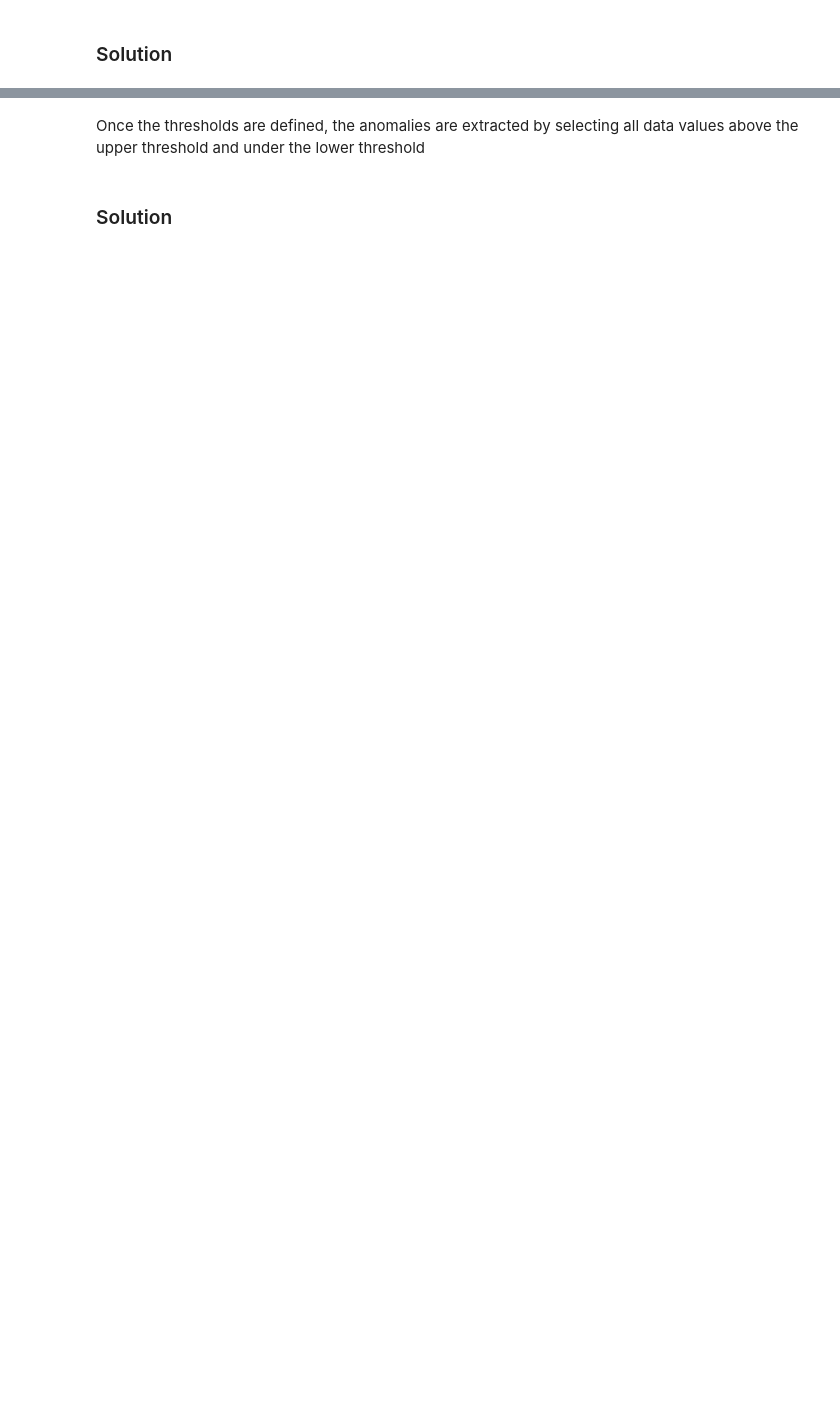
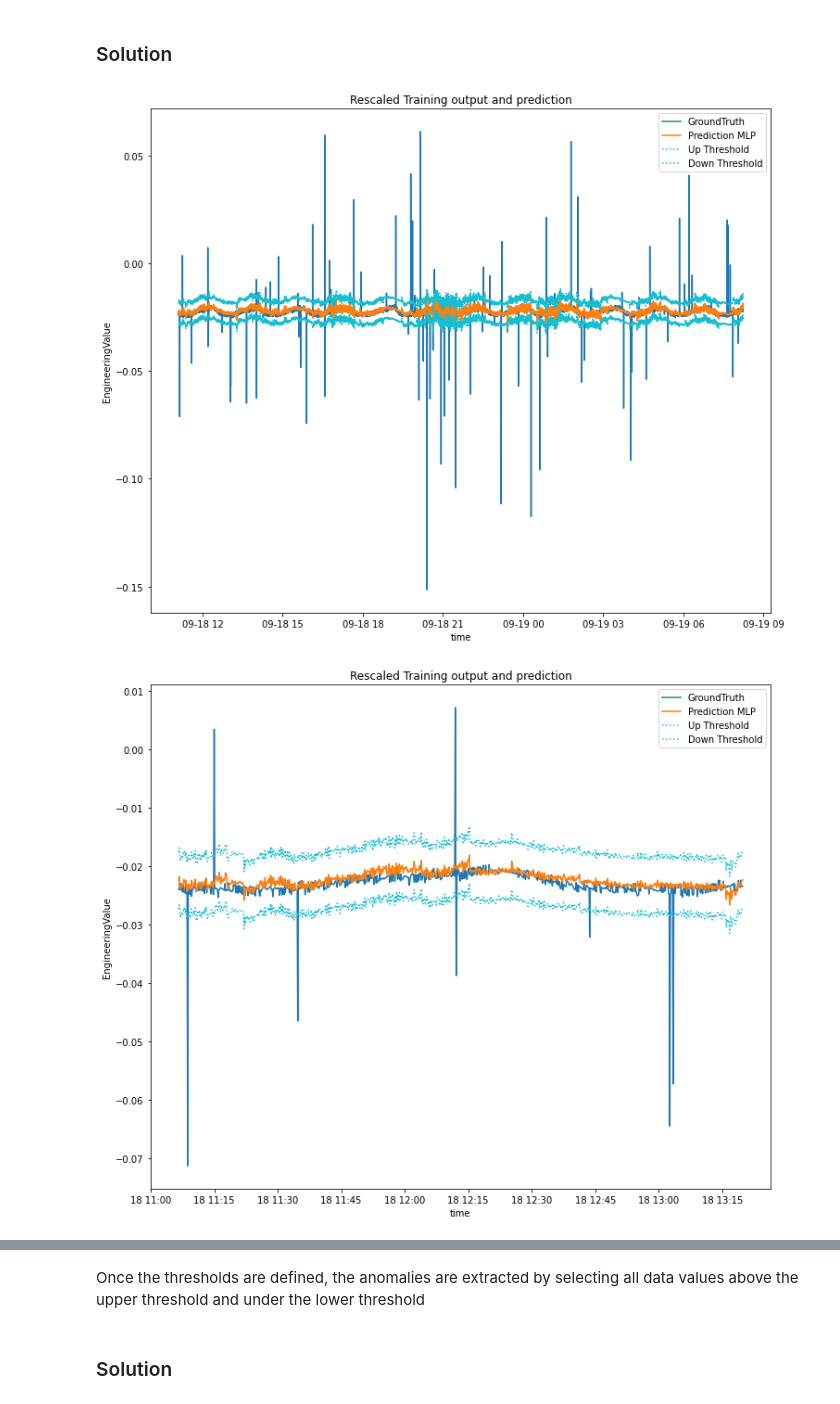
Before and after one commit to ThomasGoud/MasterClassSophia, a Jupyter notebook: MasterClassSophia.ipynb, the cells around one changed output, grey strips where cells are left out. Drawn from its saved outputs; the diff is of its cells as text; code cells hidden in the pictures; blank space fills up the shorter version.

```diff
--- a/MasterClassSophia.ipynb
+++ b/MasterClassSophia.ipynb
@@ -957,7 +779,7 @@ plt.show()
 In this section, we load a new portion of the DataFrame and add anomalies to it:
 # %%
 n_anomaly = 100   # Number of anomalies to add
-n_point = 4000    # Number of points to predict
+n_point = 10000    # Number of points to predict
 
 # We load n_point from "data1.csv"
 df = pd.read_csv('https://raw.githubusercontent.com/ThomasGoud/MasterClassSophia/main/data1.csv',index_col="time", parse_dates=['time'])
@@ -992,11 +814,11 @@ elif len(y_test)>len(X_test):
     y_test_pd=y_test_pd[:len(X_test),:]
 
 # Prediction
-yt_p2=model2.predict(X_test);
+yp = model.predict(X_test);
 
 # Denormalization
-ytp2_out = scaler2.inverse_transform(yt_p2)
-ytp2_out_pd = pd.DataFrame(data=ytp2_out, index=y_test_pd.index, columns=y_test_pd.columns)
-yt_out = scaler2.inverse_transform(y_test)
-yt_out_pd = pd.DataFrame(data=yt_out, index=y_test_pd.index, columns=y_test_pd.columns)
+yp = scaler2.inverse_transform(yp)
+yp_pd = pd.DataFrame(data=yp, index=y_test_pd.index, columns=y_test_pd.columns)
+y_test = scaler2.inverse_transform(y_test)
+y_test_pd = pd.DataFrame(data=y_test, index=y_test_pd.index, columns=y_test_pd.columns)
 # %% [output]
@@ -1050,41 +872,44 @@ plt.show()
 # %% [markdown]
 ### Solution
 # %%
-# Threshold standart deviation
+# Threshold standard deviation
 n_sig = 1.2
 
-# Estimation of data standart deviation
-std = np.std(yt_out)
+# Estimation of data standard deviation
+std = np.std(y_test)
 
 # Computation of upper and lower threshold in numpy
-th_up = ytp2_out + n_sig*std
-th_down = ytp2_out - n_sig*std
+th_up = yp + n_sig*std
+th_down = yp - n_sig*std
 
 # Saving it into a DataFrame
 th_up_pd = pd.DataFrame(data=th_up, index=y_test_pd.index, columns=y_test_pd.columns)
 th_down_pd = pd.DataFrame(data=th_down, index=y_test_pd.index, columns=y_test_pd.columns)
 
 # Plotting
 plt.figure(figsize=(12, 10))
-plt.plot(yt_out_pd, label='GroundTruth')
-plt.plot(ytp2_out_pd, label='Prediction MLP')
+plt.plot(y_test_pd, label='GroundTruth')
+plt.plot(yp_pd, label='Prediction MLP')
 plt.plot(th_up_pd, label='Up Threshold',color='tab:cyan', ls=':')
 plt.plot(th_down_pd, label='Down Threshold',color='tab:cyan', ls=':')
 plt.xlabel('time')
 plt.ylabel('EngineeringValue')
 plt.title('Rescaled Training output and prediction')
 plt.legend()
 plt.show()
 
 # Zooming on 1000 points
 plt.figure(figsize=(12, 10))
-plt.plot(yt_out_pd.iloc[:1000], label='GroundTruth')
-plt.plot(ytp2_out_pd.iloc[:1000], label='Prediction MLP')
+plt.plot(y_test_pd.iloc[:1000], label='GroundTruth')
+plt.plot(yp_pd.iloc[:1000], label='Prediction MLP')
 plt.plot(th_up_pd.iloc[:1000], label='Up Threshold',color='tab:cyan', ls=':')
 plt.plot(th_down_pd.iloc[:1000], label='Down Threshold',color='tab:cyan', ls=':')
 plt.xlabel('time')
 plt.ylabel('EngineeringValue')
 plt.title('Rescaled Training output and prediction')
 plt.legend()
 plt.show()
+# %% [output]
+[figure, added]
+[figure, added]
 # %% [markdown]
```
Also changed, not shown: parts of 61 cells of this notebook.
